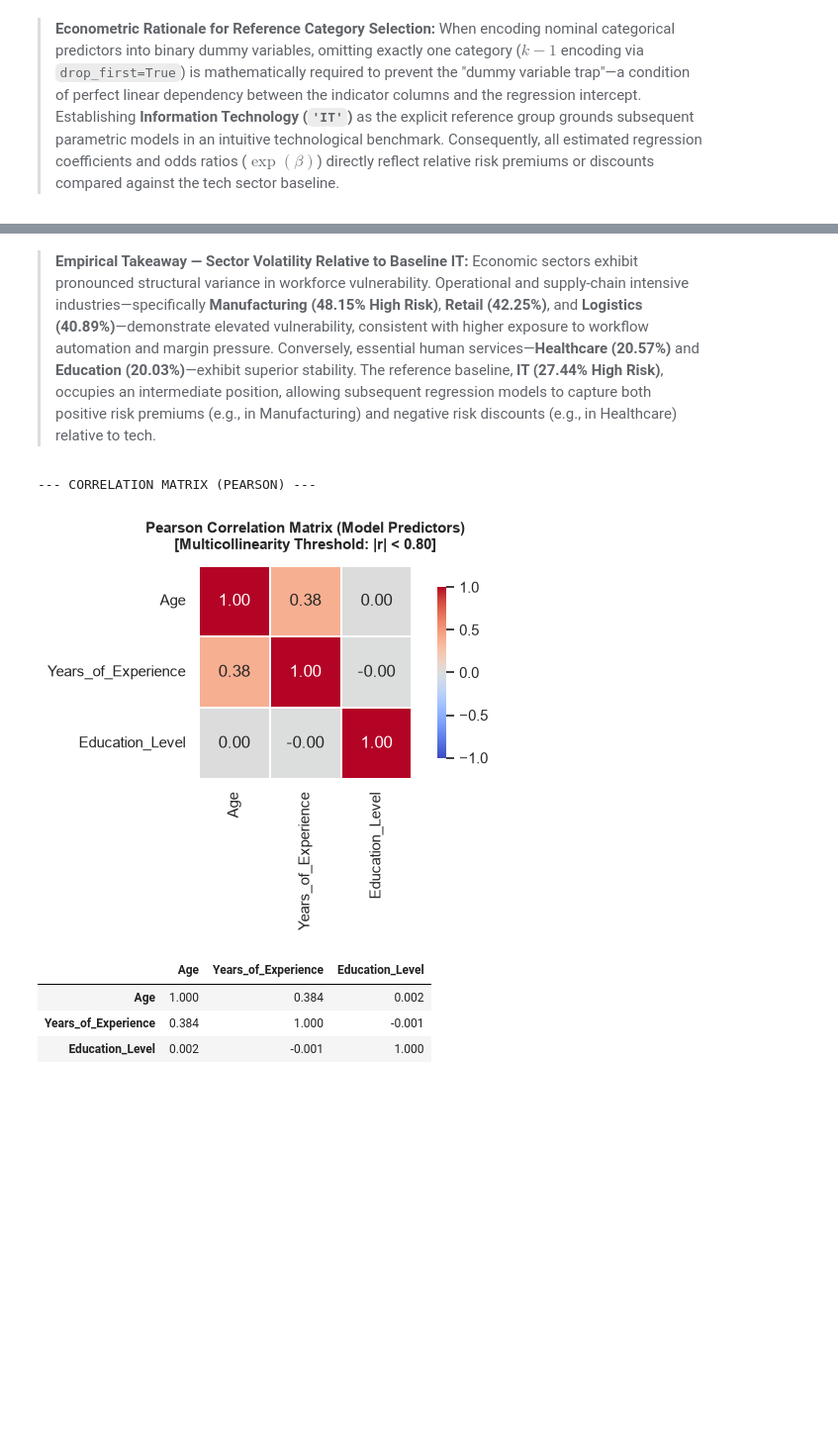
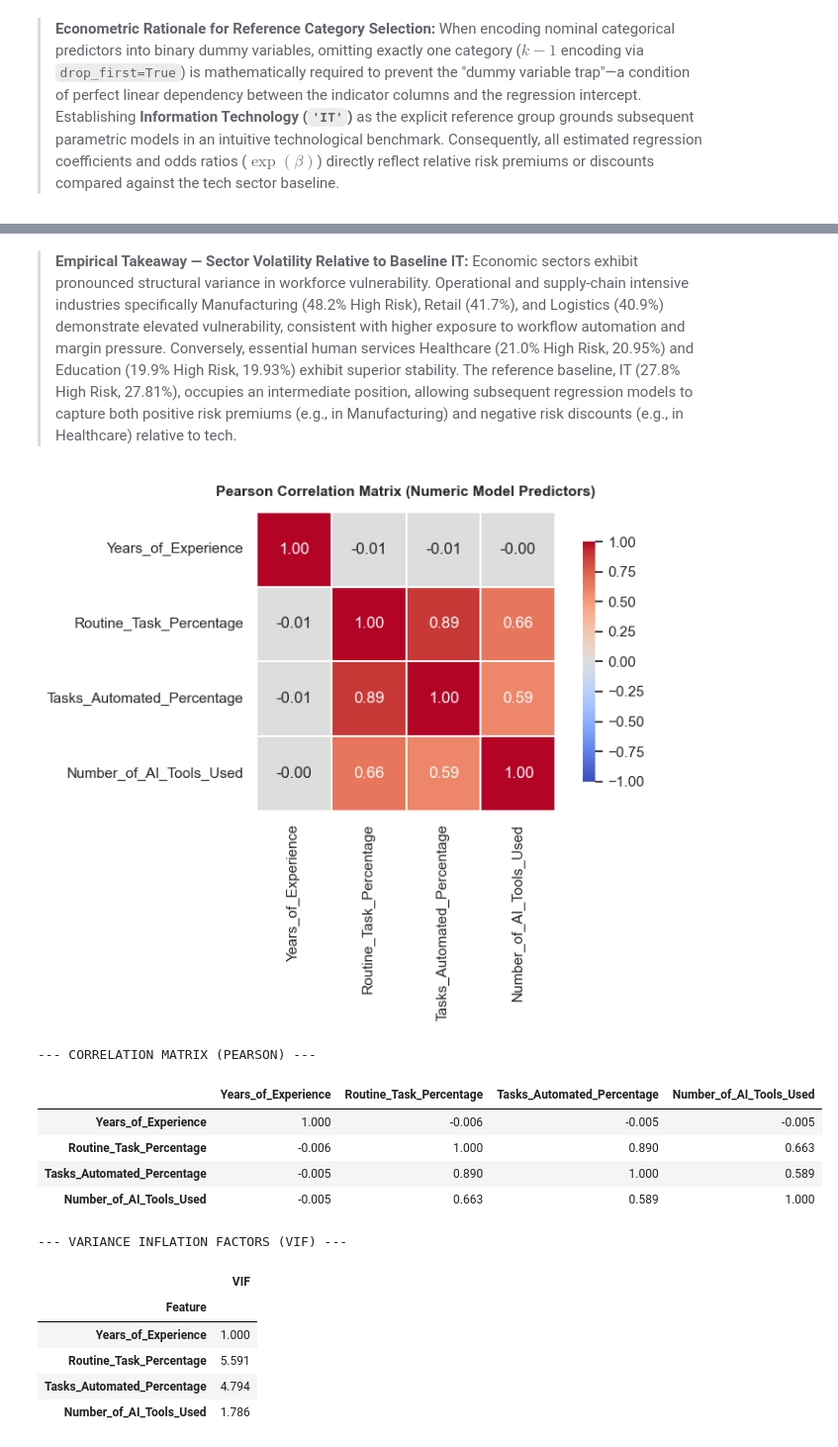
Before and after one commit to Samanzarei-9775/AAI500-Final-Project, a Jupyter notebook: notebooks/data_cleaning_merged.ipynb, the cells around one changed output, grey strips where cells are left out. Shown at 99% size. Drawn from its saved outputs; the diff is of its cells as text; code cells hidden in the pictures; blank space fills up the shorter version.

```diff
--- a/notebooks/data_cleaning_merged.ipynb
+++ b/notebooks/data_cleaning_merged.ipynb
@@ -247,13 +261,15 @@ Age, Years_of_Experience, Education_Level, Industry
     Layoff_Risk: 'Low': 0, 'Medium': 1, 'High': 2
 # %%
 # -------------------------------------------------------------------------
-# Feature Extraction: Isolating the 4 Key Predictors and Target
+# Feature Extraction: Isolating the 5 Key Predictors and Target
+# Industry (nominal) + 4 numeric workload / automation / experience features
 # -------------------------------------------------------------------------
 selected_features = [
-    "Age",
+    "Industry",
     "Years_of_Experience",
-    "Education_Level",
-    "Industry"
+    "Routine_Task_Percentage",
+    "Tasks_Automated_Percentage",
+    "Number_of_AI_Tools_Used"
 ]
 
 target = "Layoff_Risk"
@@ -262,5 +278,6 @@ target = "Layoff_Risk"
 df_model = df[selected_features + [target]].copy()
 print("--- Dataframe Model Row and column check ---")
 print(f"Rows: {df_model.shape[0]:,}, Selected Columns: {df_model.shape[1]}")
+print(f"Predictors: {selected_features}")
 # %% [output]
 --- Dataframe Model Row and column check ---
@@ -277,7 +295,7 @@ target_mapping = {
     'High': 2
 }
 
-df_model[target] = df_model[target].map(target_mapping)
+df_model.loc[:, target] = df_model[target].map(target_mapping)
 
 print("\n--- TARGET ENCODING VERIFICATION ---")
 print(df_model['Layoff_Risk'].value_counts().sort_index())
@@ -503,12 +571,9 @@ For interpretable visualizations, continuous variables (`Age`, `Years_of_Experie
 # Reconstructs unscaled training DataFrame for natural-unit visualization.
 # -------------------------------------------------------------------------
 # Reconstruct natural continuous scale using inverse transform
+# (all 4 numeric predictors are whole numbers, so we round away float noise)
 unscaled_continuous = scaler.inverse_transform(X_train[scale_cols])
-train_eda_df = pd.DataFrame(unscaled_continuous, columns=scale_cols, index=X_train.index)
-
-# Reconstruct ordinal Education_Level label
-inv_edu_map = {0: 'High School', 1: "Bachelor's", 2: "Master's", 3: 'PhD'}
-train_eda_df['Education_Level'] = X_train['Education_Level'].map(inv_edu_map)
+train_eda_df = pd.DataFrame(unscaled_continuous, columns=scale_cols, index=X_train.index).round().astype(int)
 
 # Reconstruct Industry from dummy indicators (Baseline: IT)
 industry_dummies = [c for c in X_train.columns if c.startswith('Industry_')]
@@ -729,42 +816,60 @@ display(ind_risk_ct.loc[high_risk_sorted.index[::-1]].round(2))
 # %% [markdown]
 > **Empirical Takeaway — Sector Volatility Relative to Baseline IT:**
-> Economic sectors exhibit pronounced structural variance in workforce vulnerability. Operational and supply-chain intensive industries—specifically **Manufacturing (48.15% High Risk)**, **Retail (42.25%)**, and **Logistics (40.89%)**—demonstrate elevated vulnerability, consistent with higher exposure to workflow automation and margin pressure. Conversely, essential human services—**Healthcare (20.57%)** and **Education (20.03%)**—exhibit superior stability. The reference baseline, **IT (27.44% High Risk)**, occupies an intermediate position, allowing subsequent regression models to capture both positive risk premiums (e.g., in Manufacturing) and negative risk discounts (e.g., in Healthcare) relative to tech.
+> Economic sectors exhibit pronounced structural variance in workforce vulnerability. Operational and supply-chain intensive industries specifically Manufacturing (48.2% High Risk), Retail (41.7%), and Logistics (40.9%) demonstrate elevated vulnerability, consistent with higher exposure to workflow automation and margin pressure. Conversely, essential human services Healthcare (21.0% High Risk, 20.95%) and Education (19.9% High Risk, 19.93%) exhibit superior stability. The reference baseline, IT (27.8% High Risk, 27.81%), occupies an intermediate position, allowing subsequent regression models to capture both positive risk premiums (e.g., in Manufacturing) and negative risk discounts (e.g., in Healthcare) relative to tech.
 # %%
 # -------------------------------------------------------------------------
 # Cell E — Multicollinearity & Feature Correlation Matrix
-# Computes Pearson correlation matrix for numeric and ordinal predictors.
+# Computes Pearson correlation matrix and Variance Inflation Factors (VIF)
+# for the 4 numeric predictors (training partition, natural units).
 # -------------------------------------------------------------------------
-corr_df = train_eda_df[['Age', 'Years_of_Experience']].copy()
-corr_df['Education_Level'] = X_train['Education_Level']
-
+corr_df = train_eda_df[scale_cols].copy()
 corr_matrix = corr_df.corr()
 
-fig, ax = plt.subplots(figsize=(6.5, 4.5))
+fig, ax = plt.subplots(figsize=(8, 6))
 sns.heatmap(
     corr_matrix,
     annot=True,
     fmt=".2f",
     cmap='coolwarm',
     vmin=-1, vmax=1,
     center=0,
     square=True,
     linewidths=1.2,
     cbar_kws={"shrink": 0.8},
     ax=ax
 )
 
-ax.set_title("Pearson Correlation Matrix (Model Predictors)\n[Multicollinearity Threshold: |r| < 0.80]", fontsize=11, fontweight='bold', pad=12)
+ax.set_title("Pearson Correlation Matrix (Numeric Model Predictors)", fontsize=11, fontweight='bold', pad=12)
 plt.tight_layout()
 plt.show()
 
 print("--- CORRELATION MATRIX (PEARSON) ---")
 display(corr_matrix.round(3))
+
+# Variance Inflation Factor (computed with an explicit intercept column)
+vif_matrix = corr_df.astype(float).copy()
+vif_matrix.insert(0, 'const', 1.0)
+vif_table = pd.DataFrame({
+    'Feature': scale_cols,
+    'VIF': [variance_inflation_factor(vif_matrix.values, i + 1) for i in range(len(scale_cols))]
+}).set_index('Feature').round(3)
+
+print("\n--- VARIANCE INFLATION FACTORS (VIF) ---")
+display(vif_table)
 # %% [output]
+[figure, new version]
 --- CORRELATION MATRIX (PEARSON) ---
-[figure, old version]
-|  | Age | Years_of_Experience | Education_Level |
-| Age | 1.000 | 0.384 | 0.002 |
-| Years_of_Experience | 0.384 | 1.000 | -0.001 |
-| Education_Level | 0.002 | -0.001 | 1.000 |
+|  | Years_of_Experience | Routine_Task_Percentage | Tasks_Automated_Percentage | Number_of_AI_Tools_Used |
+| Years_of_Experience | 1.000 | -0.006 | -0.005 | -0.005 |
+| Routine_Task_Percentage | -0.006 | 1.000 | 0.890 | 0.663 |
+| Tasks_Automated_Percentage | -0.005 | 0.890 | 1.000 | 0.589 |
+| Number_of_AI_Tools_Used | -0.005 | 0.663 | 0.589 | 1.000 |
+--- VARIANCE INFLATION FACTORS (VIF) ---
+|  | VIF |
+| Feature |  |
+| Years_of_Experience | 1.000 |
+| Routine_Task_Percentage | 5.591 |
+| Tasks_Automated_Percentage | 4.794 |
+| Number_of_AI_Tools_Used | 1.786 |
 # %% [markdown]
 > **Empirical Takeaway — Multicollinearity Diagnostic Verification:**
```
Also changed, not shown: parts of 25 cells of this notebook, 11 other files.
